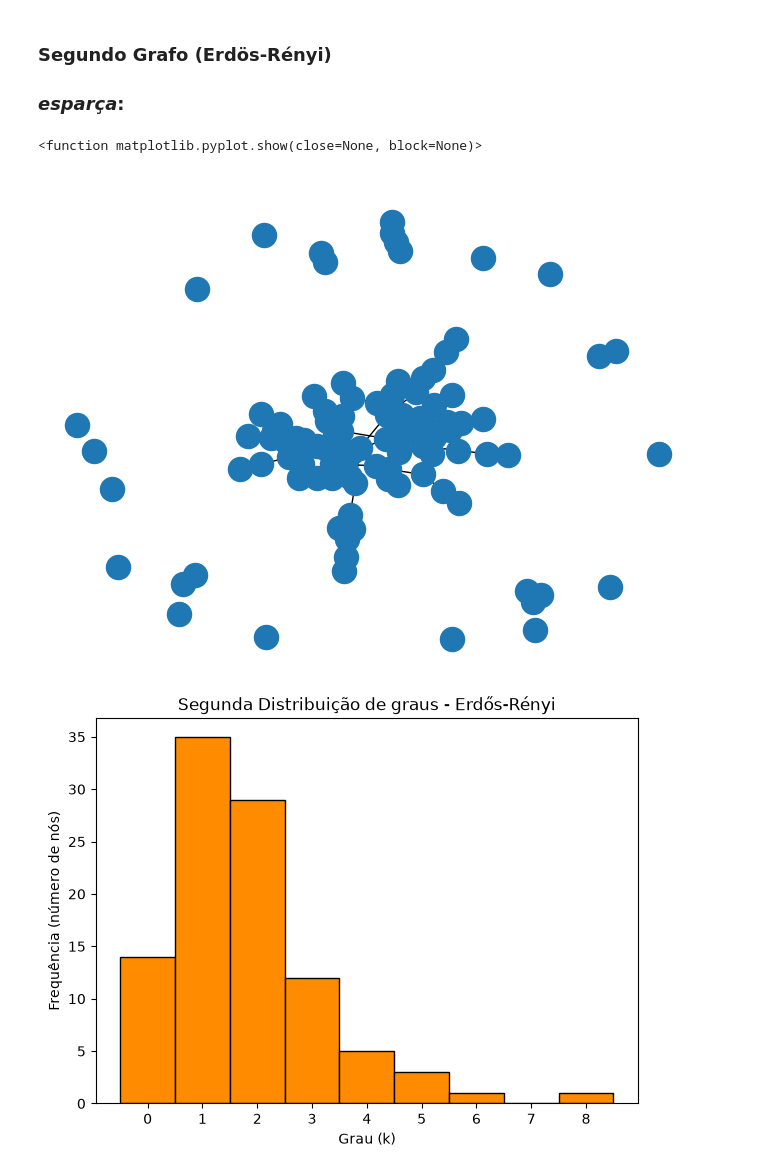
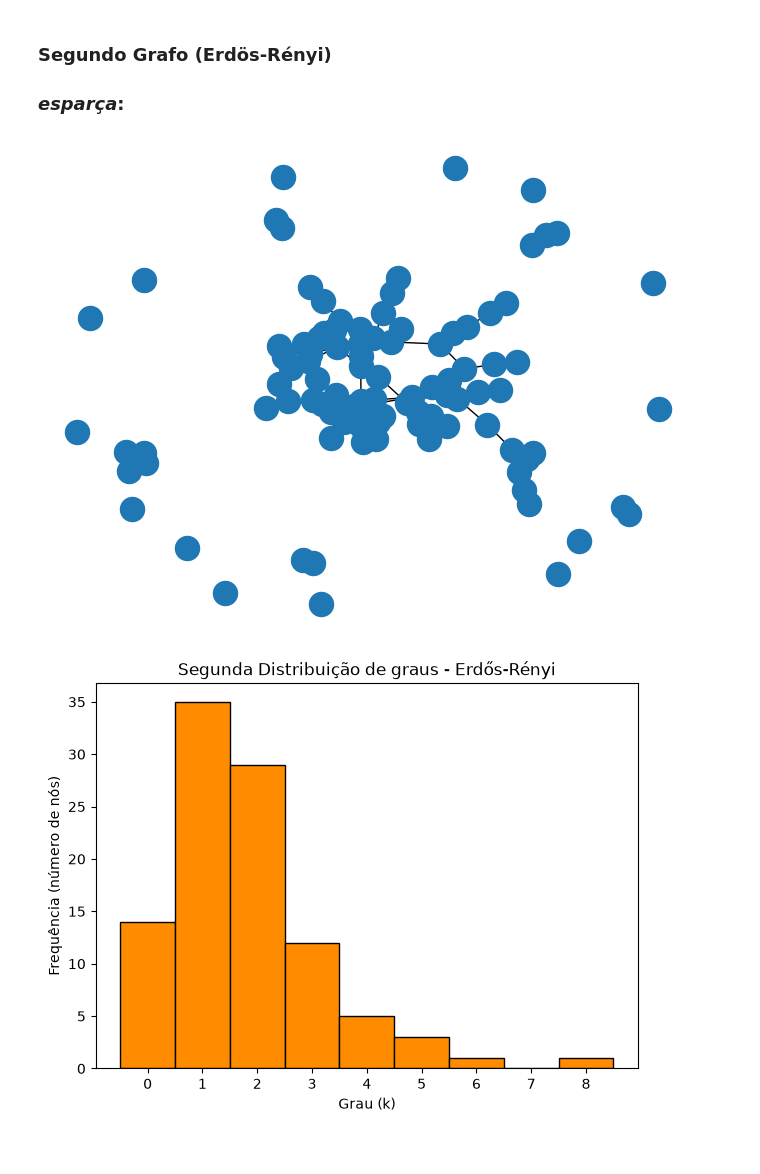
Before and after one commit to davialbuquerquerocha/EMAp.modelagem, a Jupyter notebook: parte1.ipynb, the cells around one changed output. Saved outputs shown, nothing was run; the diff lists cells and outputs as text; code cells hidden in the pictures.

```diff
--- a/parte1.ipynb
+++ b/parte1.ipynb
@@ -74,10 +119,9 @@ coeficiênte de clustering médio: 0.04234126984126984
 ### _esparça_:
 # %%
 nx.draw(ER_2)
-plt.show
+plt.show()
 # %% [output]
-<function matplotlib.pyplot.show(close=None, block=None)>
-[figure, old version]
+[figure, new version]
 # %%
 bins = np.arange(min(grau_er2), max(grau_er2) + 2) - 0.5
 
```
Also changed, not shown: parts of 20 cells of this notebook, 1 other file.
